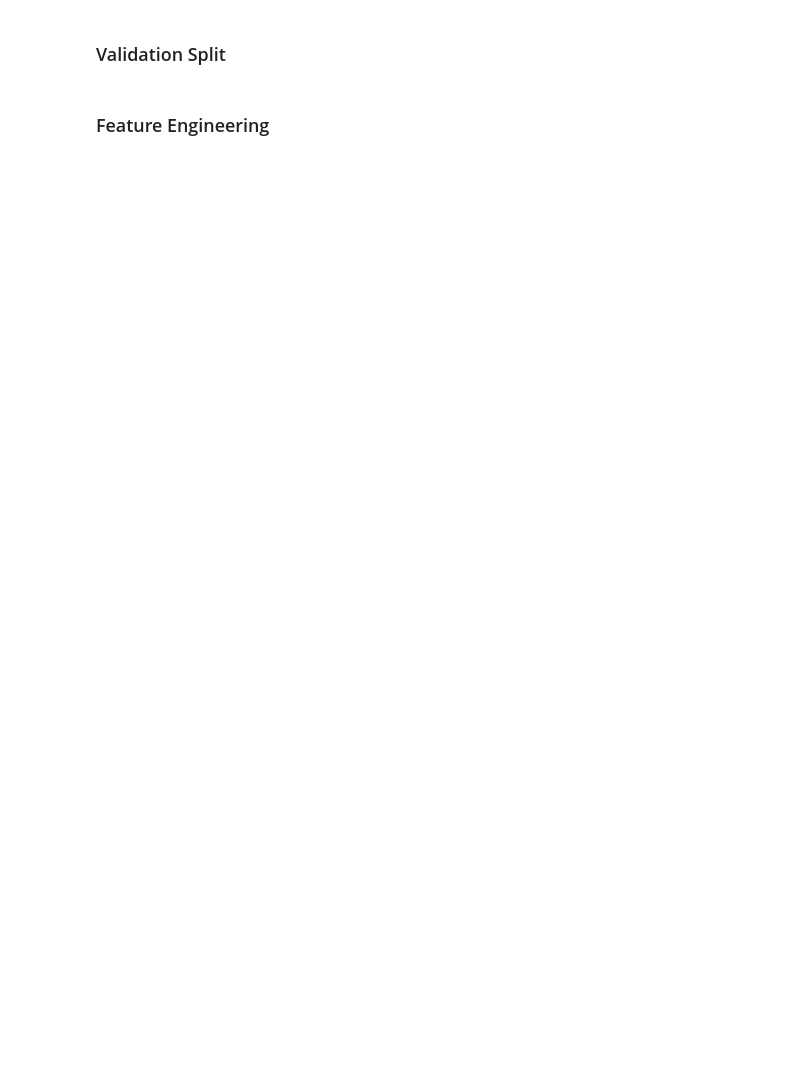
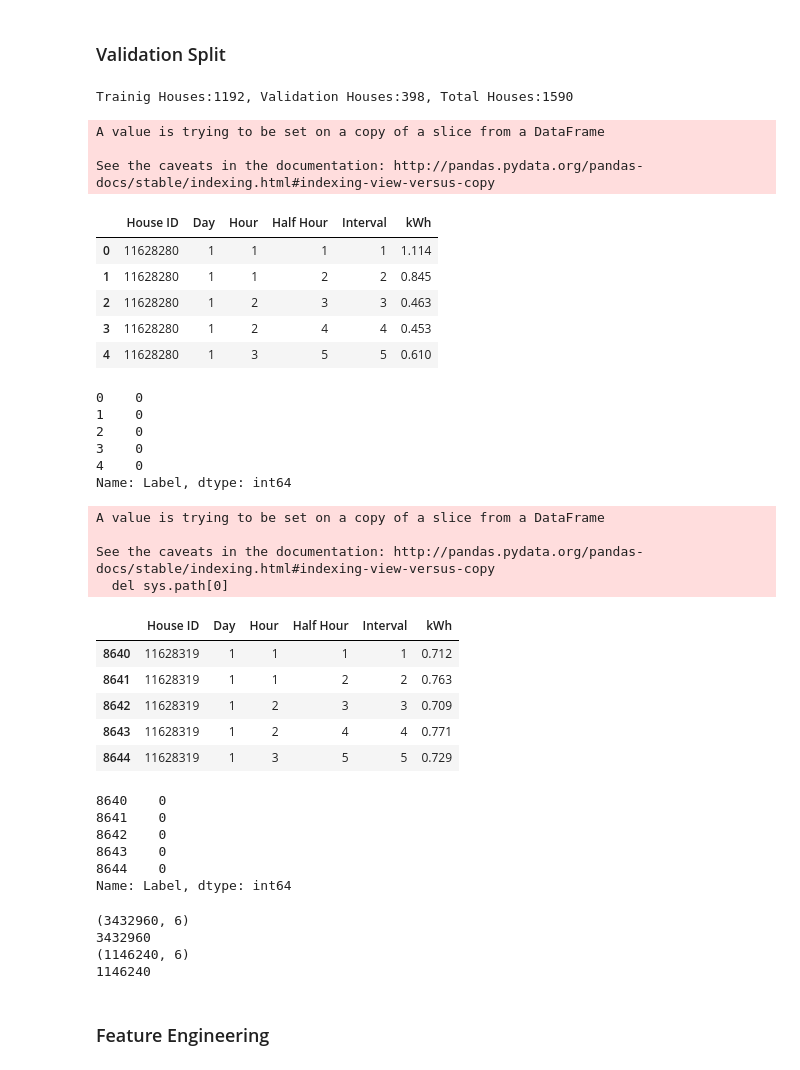
Before and after one commit to torenunez/udacity-mlnd-capstone, a Jupyter notebook: ev-capstone.ipynb, the cells around one changed output. Drawn from its saved outputs; the diff is of its cells as text; code cells hidden in the pictures; blank space fills up the shorter version.

```diff
--- a/ev-capstone.ipynb
+++ b/ev-capstone.ipynb
@@ -116,4 +177,76 @@ display(temp_merge_check_df.head())
 # %% [markdown]
 ### Validation Split
+# %%
+from sklearn.model_selection import train_test_split
+
+all_raw_house_ids
+
+h_train, h_test = train_test_split(all_raw_house_ids, test_size=0.25, random_state=42)
+
+print("Trainig Houses:{0}, Validation Houses:{1}, Total Houses:{2}".format(
+    len(h_train),
+    len(h_test),
+    len(h_train)+len(h_test))
+     )
+# %% [output]
+Trainig Houses:1192, Validation Houses:398, Total Houses:1590
+# %%
+X_train_records = ev_train_piv_lab_tmp['House ID'].isin(h_train)
+
+#training
+X_train = ev_train_piv_lab_tmp[X_train_records]
+y_train = X_train['Label']
+X_train.drop(['Label'], axis=1, inplace=True)
+display(X_train.head())
+display(y_train.head())
+
+#validation
+X_test = ev_train_piv_lab_tmp[~X_train_records]
+y_test = X_test['Label']
+X_test.drop(['Label'], axis=1, inplace=True)
+display(X_test.head())
+display(y_test.head())
+
+print(X_train.shape)
+print(len(h_train)*2880)
+
+print(X_test.shape)
+print(len(h_test)*2880)
+# %% [output]
+A value is trying to be set on a copy of a slice from a DataFrame
+
+See the caveats in the documentation: http://pandas.pydata.org/pandas-docs/stable/indexing.html#indexing-view-versus-copy
+|  | House ID | Day | Hour | Half Hour | Interval | kWh |
+| 0 | 11628280 | 1 | 1 | 1 | 1 | 1.114 |
+| 1 | 11628280 | 1 | 1 | 2 | 2 | 0.845 |
+| 2 | 11628280 | 1 | 2 | 3 | 3 | 0.463 |
+| 3 | 11628280 | 1 | 2 | 4 | 4 | 0.453 |
+| 4 | 11628280 | 1 | 3 | 5 | 5 | 0.610 |
+0    0
+1    0
+2    0
+3    0
+4    0
+Name: Label, dtype: int64
+A value is trying to be set on a copy of a slice from a DataFrame
+
+See the caveats in the documentation: http://pandas.pydata.org/pandas-docs/stable/indexing.html#indexing-view-versus-copy
+  del sys.path[0]
+|  | House ID | Day | Hour | Half Hour | Interval | kWh |
+| 8640 | 11628319 | 1 | 1 | 1 | 1 | 0.712 |
+| 8641 | 11628319 | 1 | 1 | 2 | 2 | 0.763 |
+| 8642 | 11628319 | 1 | 2 | 3 | 3 | 0.709 |
+| 8643 | 11628319 | 1 | 2 | 4 | 4 | 0.771 |
+| 8644 | 11628319 | 1 | 3 | 5 | 5 | 0.729 |
+8640    0
+8641    0
+8642    0
+8643    0
+8644    0
+Name: Label, dtype: int64
+(3432960, 6)
+3432960
+(1146240, 6)
+1146240
 # %% [markdown]
 ### Feature Engineering
```
Also changed, not shown: parts of 8 cells of this notebook.
